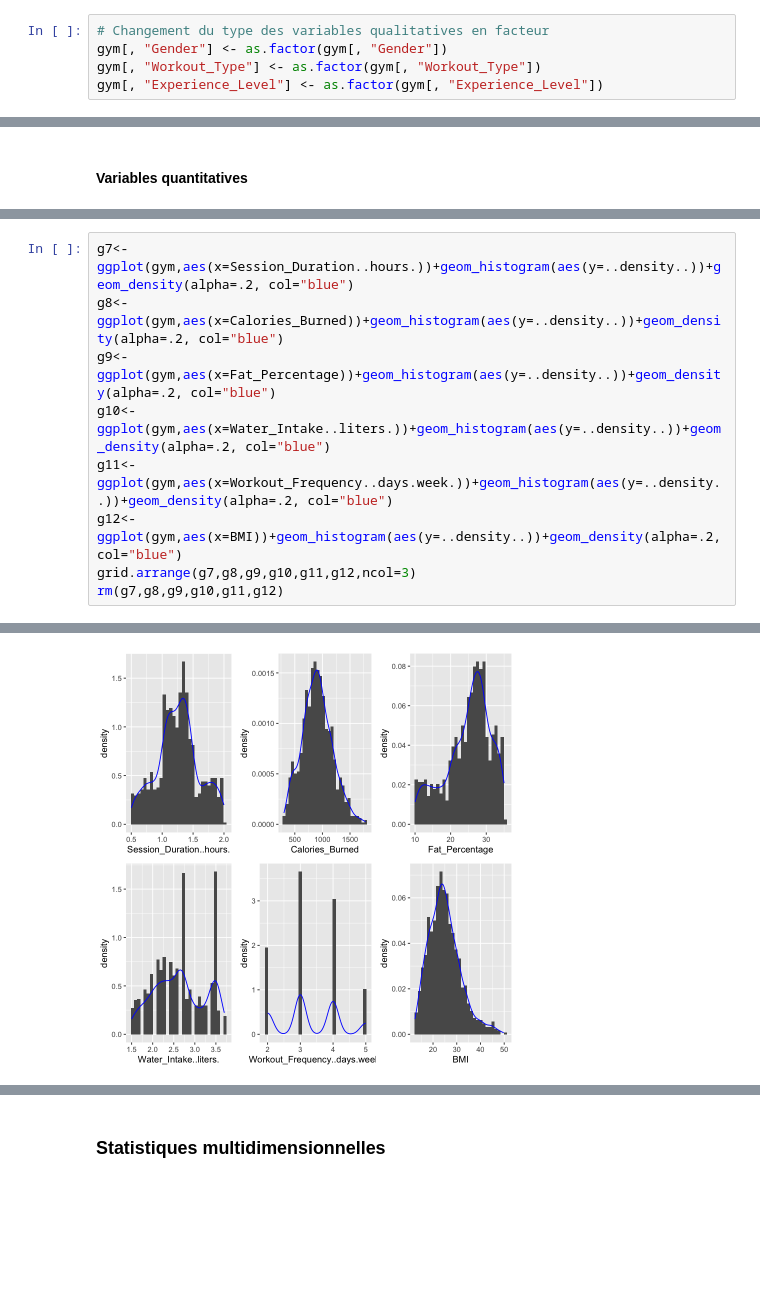
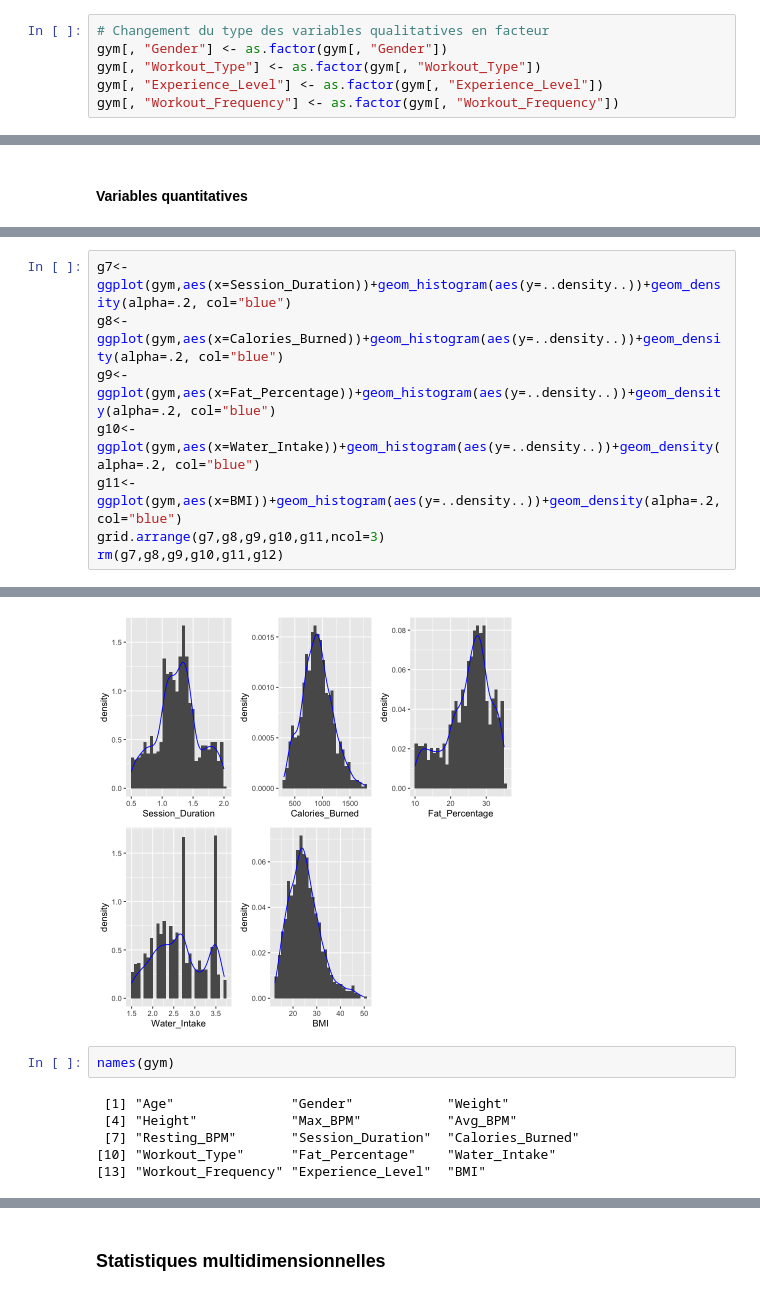
Before and after one commit to bao-do/4thY_MachineLearningProject, a Jupyter notebook: projet.ipynb, the cells around one changed output, grey strips where cells are left out. Saved outputs shown, nothing was run; the diff lists cells and outputs as text; blank space fills up the shorter version.

```diff
--- a/projet.ipynb
+++ b/projet.ipynb
@@ -121,6 +135,7 @@ A data.frame: 6 × 15
 gym[, "Gender"] <- as.factor(gym[, "Gender"])
 gym[, "Workout_Type"] <- as.factor(gym[, "Workout_Type"])
 gym[, "Experience_Level"] <- as.factor(gym[, "Experience_Level"])
+gym[, "Workout_Frequency"] <- as.factor(gym[, "Workout_Frequency"])
 # %%
 summary(gym)
 age <- gym$Age
@@ -201,11 +216,10 @@ rm(g1,g2,g3,g4,g5,g6)
 # %%
-g7<-ggplot(gym,aes(x=Session_Duration..hours.))+geom_histogram(aes(y=..density..))+geom_density(alpha=.2, col="blue")
+g7<-ggplot(gym,aes(x=Session_Duration))+geom_histogram(aes(y=..density..))+geom_density(alpha=.2, col="blue")
 g8<-ggplot(gym,aes(x=Calories_Burned))+geom_histogram(aes(y=..density..))+geom_density(alpha=.2, col="blue")
 g9<-ggplot(gym,aes(x=Fat_Percentage))+geom_histogram(aes(y=..density..))+geom_density(alpha=.2, col="blue")
-g10<-ggplot(gym,aes(x=Water_Intake..liters.))+geom_histogram(aes(y=..density..))+geom_density(alpha=.2, col="blue")
-g11<-ggplot(gym,aes(x=Workout_Frequency..days.week.))+geom_histogram(aes(y=..density..))+geom_density(alpha=.2, col="blue")
-g12<-ggplot(gym,aes(x=BMI))+geom_histogram(aes(y=..density..))+geom_density(alpha=.2, col="blue")
-grid.arrange(g7,g8,g9,g10,g11,g12,ncol=3)
+g10<-ggplot(gym,aes(x=Water_Intake))+geom_histogram(aes(y=..density..))+geom_density(alpha=.2, col="blue")
+g11<-ggplot(gym,aes(x=BMI))+geom_histogram(aes(y=..density..))+geom_density(alpha=.2, col="blue")
+grid.arrange(g7,g8,g9,g10,g11,ncol=3)
 rm(g7,g8,g9,g10,g11,g12)
 # %% [output]
 `stat_bin()` using `bins = 30`. Pick better value with `binwidth`.
@@ -217,3 +232,11 @@ rm(g7,g8,g9,g10,g11,g12)
-[figure, old version]
+[figure, new version]
+# %%
+names(gym)
+# %% [output]
+ [1] "Age"               "Gender"            "Weight"
+ [4] "Height"            "Max_BPM"           "Avg_BPM"
+ [7] "Resting_BPM"       "Session_Duration"  "Calories_Burned"
+[10] "Workout_Type"      "Fat_Percentage"    "Water_Intake"
+[13] "Workout_Frequency" "Experience_Level"  "BMI"
 # %%
 #pour normaliser les variables on trace le log
```
Also changed, not shown: parts of 50 cells of this notebook.
